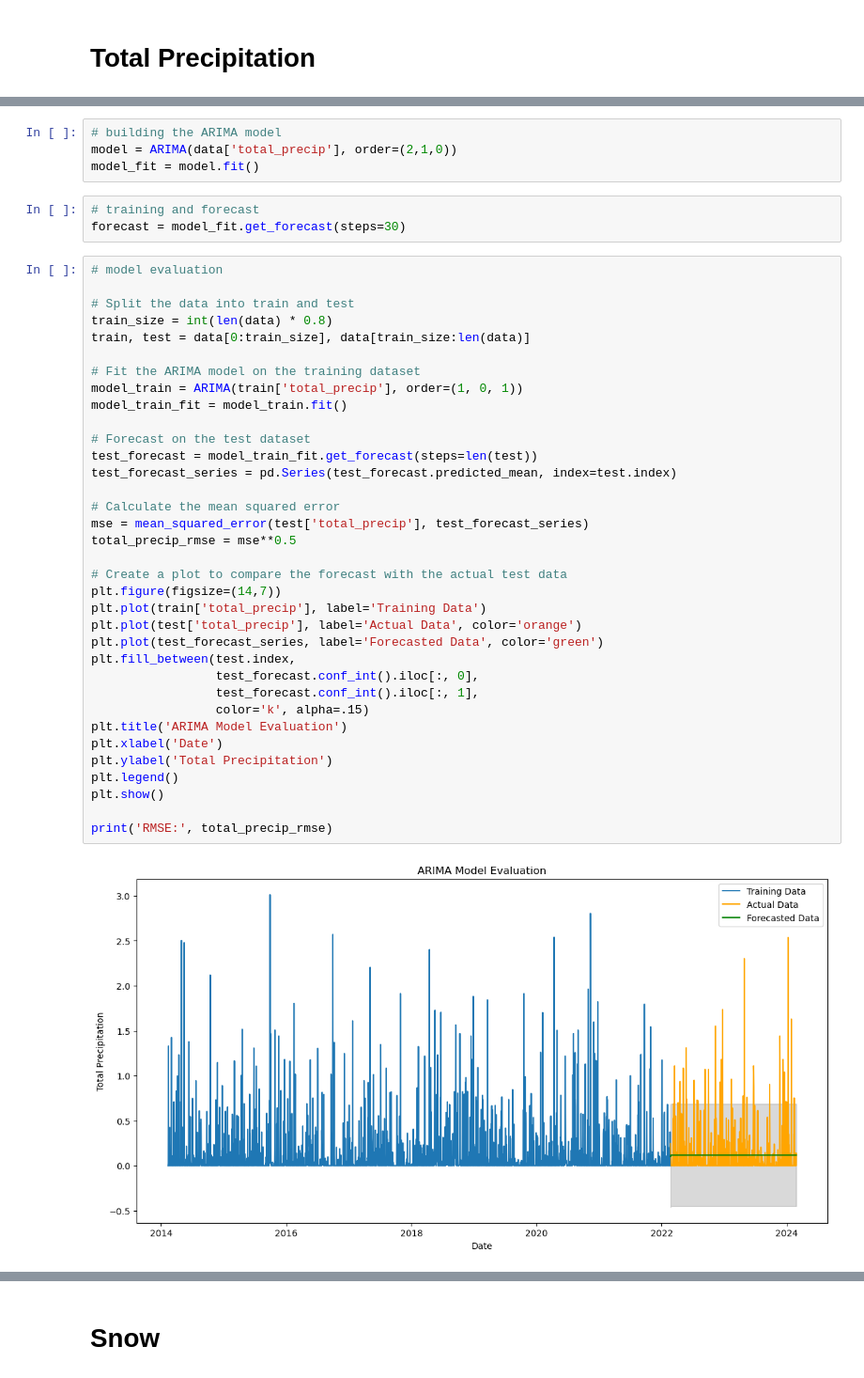
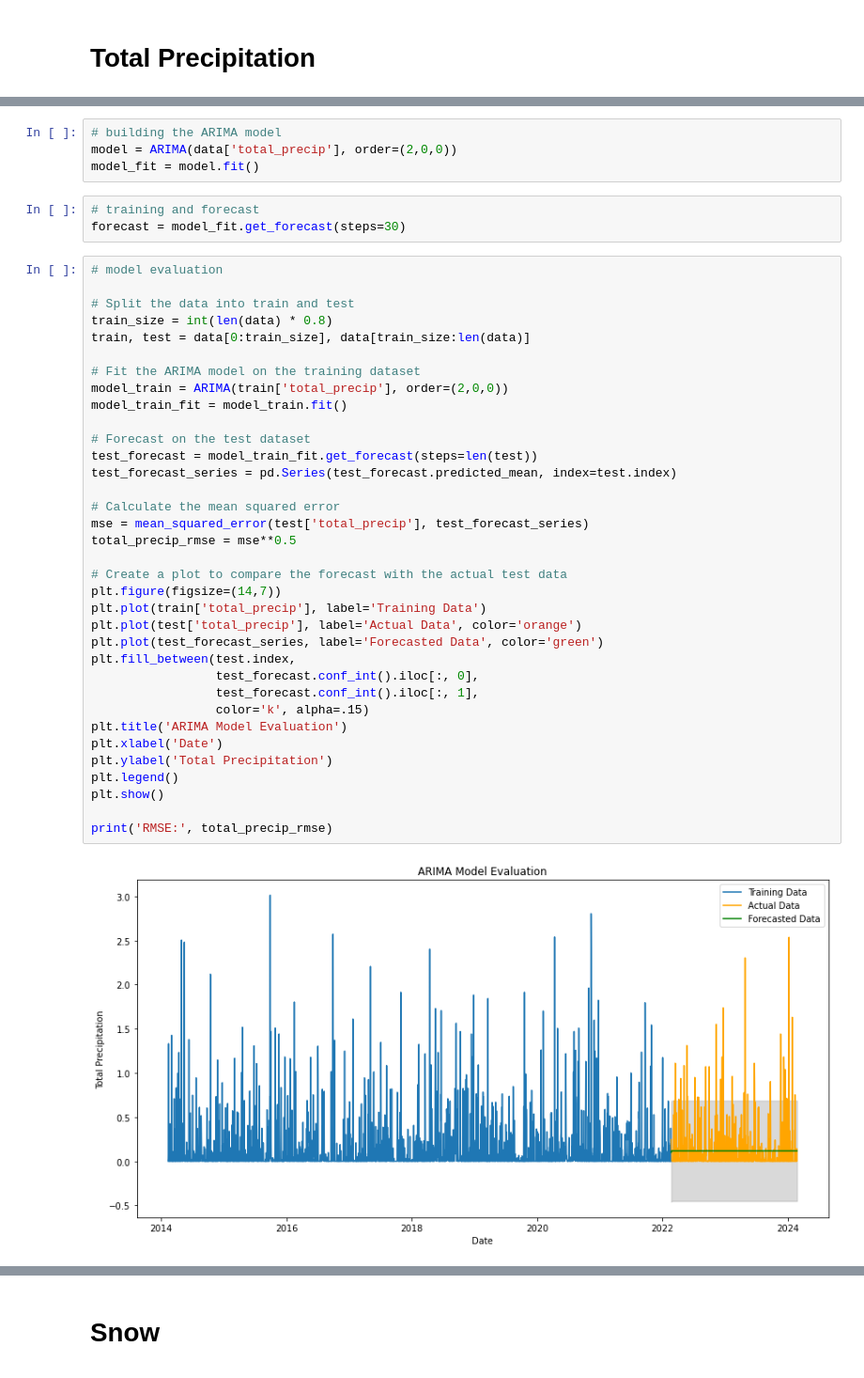
Before and after one commit to juliamuratore/Project2-DS-4002, a Jupyter notebook: SCRIPTS/Project_2_time_series.ipynb, the cells around one changed output, grey strips where cells are left out. Shown at 94% size. Drawn from its saved outputs; the diff is of its cells as text.

```diff
--- a/SCRIPTS/Project_2_time_series.ipynb
+++ b/SCRIPTS/Project_2_time_series.ipynb
@@ -294,6 +294,6 @@ plt.show()
 # %%
 # building the ARIMA model
-model = ARIMA(data['total_precip'], order=(2,1,0))
+model = ARIMA(data['total_precip'], order=(2,0,0))
 model_fit = model.fit()
 # %%
 # training and forecast
@@ -306,32 +306,32 @@ train_size = int(len(data) * 0.8)
 train, test = data[0:train_size], data[train_size:len(data)]
 
 # Fit the ARIMA model on the training dataset
-model_train = ARIMA(train['total_precip'], order=(1, 0, 1))
+model_train = ARIMA(train['total_precip'], order=(2,0,0))
 model_train_fit = model_train.fit()
 
 # Forecast on the test dataset
 test_forecast = model_train_fit.get_forecast(steps=len(test))
 test_forecast_series = pd.Series(test_forecast.predicted_mean, index=test.index)
 
 # Calculate the mean squared error
 mse = mean_squared_error(test['total_precip'], test_forecast_series)
 total_precip_rmse = mse**0.5
 
 # Create a plot to compare the forecast with the actual test data
 plt.figure(figsize=(14,7))
 plt.plot(train['total_precip'], label='Training Data')
 plt.plot(test['total_precip'], label='Actual Data', color='orange')
 plt.plot(test_forecast_series, label='Forecasted Data', color='green')
 plt.fill_between(test.index,
                  test_forecast.conf_int().iloc[:, 0],
                  test_forecast.conf_int().iloc[:, 1],
                  color='k', alpha=.15)
 plt.title('ARIMA Model Evaluation')
 plt.xlabel('Date')
 plt.ylabel('Total Precipitation')
 plt.legend()
 plt.show()
 
 print('RMSE:', total_precip_rmse)
 # %% [output]
-[figure, old version]
+[figure, new version]
```
Also changed, not shown: parts of 33 cells of this notebook.
